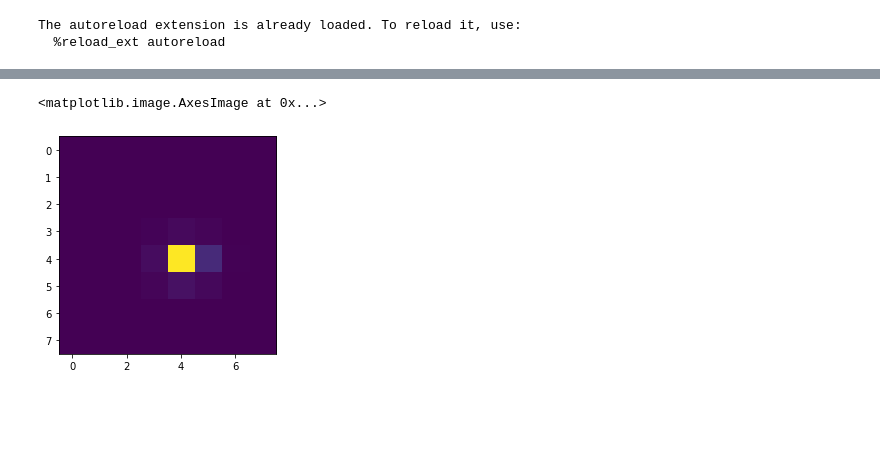
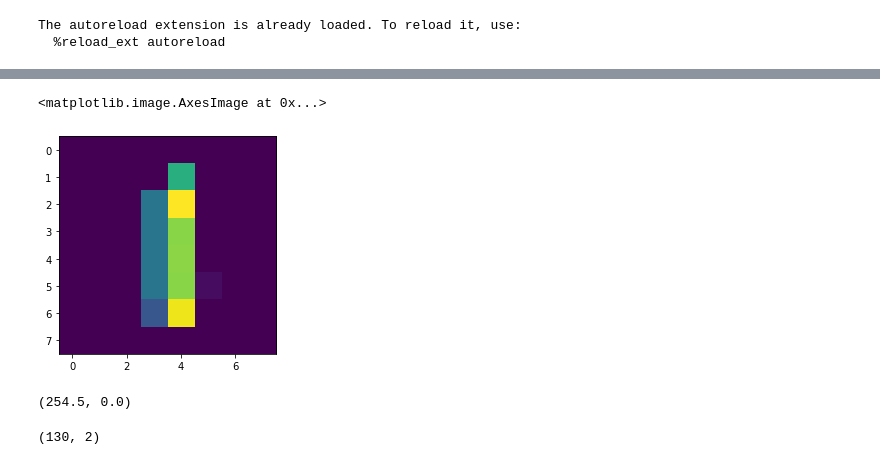
Before and after one commit to Gopal-Dahale/qml-hep-lhc, a Jupyter notebook: notebooks/QCNNChen.ipynb, the cells around one changed output, grey strips where cells are left out. Cells and saved outputs as stored; diff of their text form; code cells hidden in the pictures; blank space fills up the shorter version.

```diff
--- a/notebooks/QCNNChen.ipynb
+++ b/notebooks/QCNNChen.ipynb
@@ -30,14 +31,19 @@ args = argparse.Namespace()
 # args.graph_conv = True
 # args.quantum = True
 # args.pca = 64
-args.center_crop = 0.2
+args.resize = [8,8]
+args.binary_data = [0,1]
+args.labels_to_categorical = True
+args.percent_samples = 0.01
+# args.center_crop = 0.2
 # args.normalize = True
+# args.min_max = True
 # args.threshold = 0
 # args.loss = "Hinge"
 # args.hinge_labels = True
 # args.angle_encoding = True
 # %%
-data = ElectronPhoton(args)
+data = MNIST(args)
 data.prepare_data()
 data.setup()
 # %% [output]
@@ -49,8 +76,16 @@ TensorShape([100, 8, 8, 1])
 # %%
-plt.imshow(data.x_train[0])
+plt.imshow(data.x_train[6])
 # %% [output]
 <matplotlib.image.AxesImage at 0x...>
-[figure, old version]
+[figure, new version]
+# %%
+data.x_train.max(), data.x_train.min()
+# %% [output]
+(254.5, 0.0)
+# %%
+data.y_train.shape
+# %% [output]
+(130, 2)
 # %%
 def entangling_circuit(qubits):
     """
```
Also changed, not shown: parts of 12 cells of this notebook, 4 other files.
